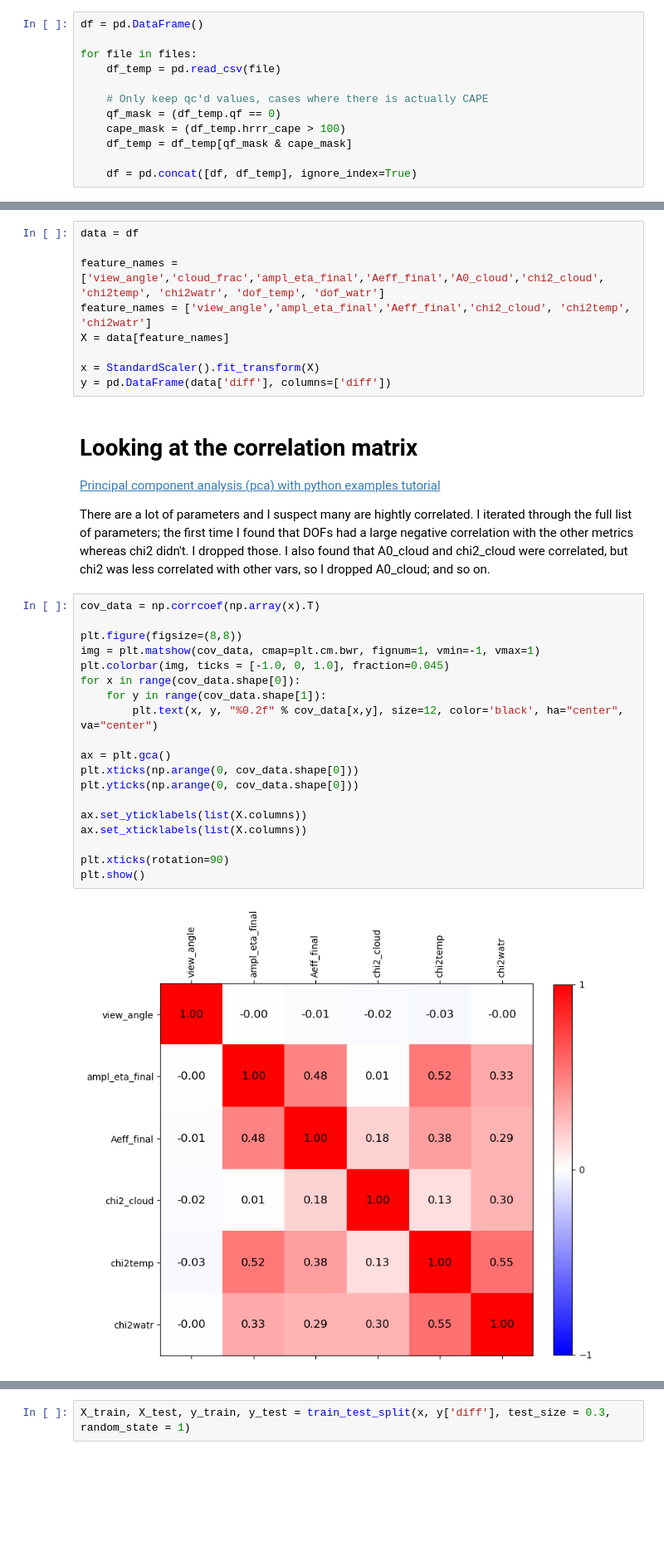
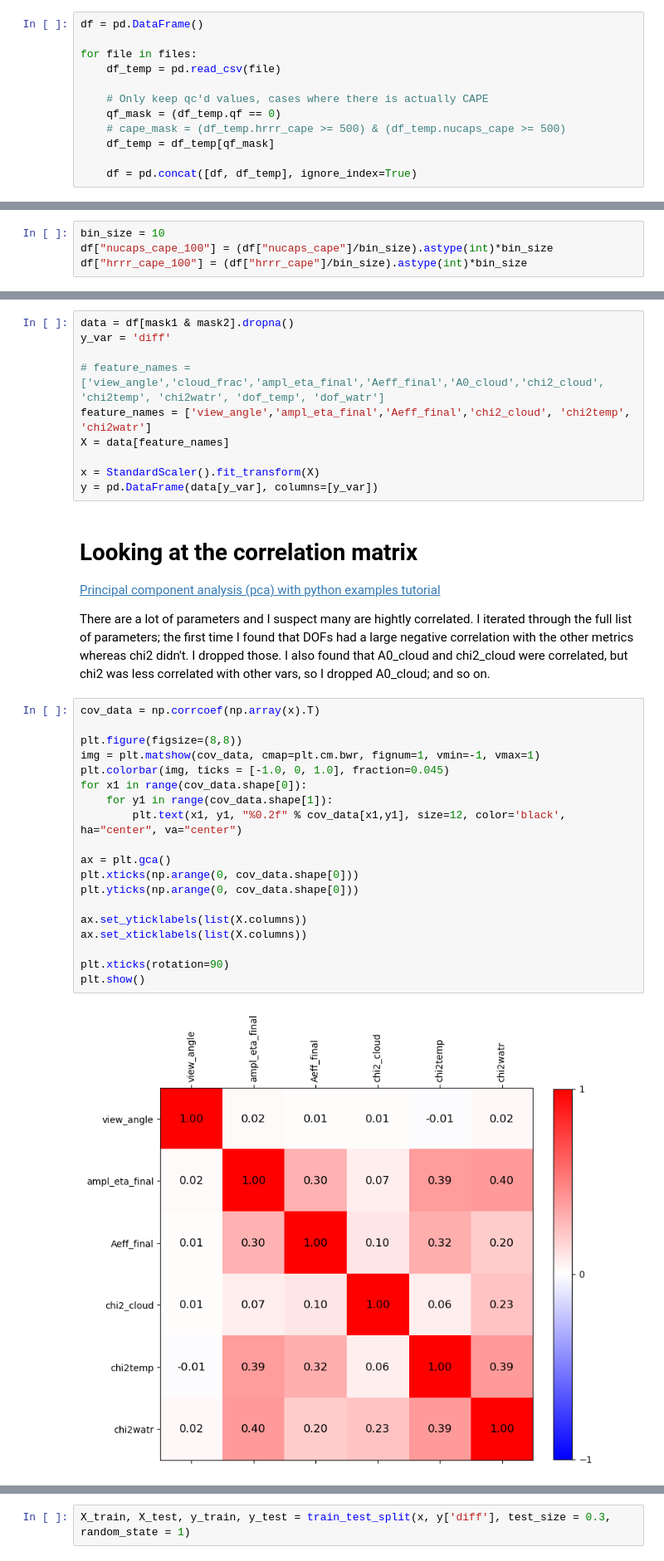
Before and after one commit to NUCAPS/global_stability_params, a Jupyter notebook: analysis.ipynb, the cells around one changed output, grey strips where cells are left out. Shown at 83% size. Saved outputs shown, nothing was run; the diff lists cells and outputs as text; blank space fills up the shorter version.

Commit message:
Fixed incorrect CAPE extraction from HRRR

```diff
--- a/analysis.ipynb
+++ b/analysis.ipynb
@@ -58,8 +58,8 @@ for file in files:
 
     # Only keep qc'd values, cases where there is actually CAPE
     qf_mask = (df_temp.qf == 0)
-    cape_mask = (df_temp.hrrr_cape > 100)
-    df_temp = df_temp[qf_mask & cape_mask]
+    # cape_mask = (df_temp.hrrr_cape >= 500) & (df_temp.nucaps_cape >= 500)
+    df_temp = df_temp[qf_mask]
 
     df = pd.concat([df, df_temp], ignore_index=True)
 # %%
@@ -87,2 +69,6 @@ memory usage: 3.0+ MB
+# %%
+bin_size = 10
+df["nucaps_cape_100"] = (df["nucaps_cape"]/bin_size).astype(int)*bin_size
+df["hrrr_cape_100"] = (df["hrrr_cape"]/bin_size).astype(int)*bin_size
 # %% [markdown]
 # Quick look at data
@@ -130,14 +223,15 @@ I saved a number of diagnostic parameters along with the CAPE values. Some of th
 
 Note that the diagnostics have been normalized, this is SOP for ML and analytics. The scales were fairly different on most of the values.
 # %%
-data = df
+data = df[mask1 & mask2].dropna()
+y_var = 'diff'
 
-feature_names = ['view_angle','cloud_frac','ampl_eta_final','Aeff_final','A0_cloud','chi2_cloud', 'chi2temp', 'chi2watr', 'dof_temp', 'dof_watr']
+# feature_names = ['view_angle','cloud_frac','ampl_eta_final','Aeff_final','A0_cloud','chi2_cloud', 'chi2temp', 'chi2watr', 'dof_temp', 'dof_watr']
 feature_names = ['view_angle','ampl_eta_final','Aeff_final','chi2_cloud', 'chi2temp', 'chi2watr']
 X = data[feature_names]
 
 x = StandardScaler().fit_transform(X)
-y = pd.DataFrame(data['diff'], columns=['diff'])
+y = pd.DataFrame(data[y_var], columns=[y_var])
 # %% [markdown]
 # Looking at the correlation matrix
 [Principal component analysis (pca) with python examples tutorial](https://pub.towardsai.net/principal-component-analysis-pca-with-python-examples-tutorial-67a917bae9aa_)
@@ -146,24 +240,24 @@ There are a lot of parameters and I suspect many are hightly correlated. I itera
 # %%
 cov_data = np.corrcoef(np.array(x).T)
 
 plt.figure(figsize=(8,8))
 img = plt.matshow(cov_data, cmap=plt.cm.bwr, fignum=1, vmin=-1, vmax=1)
 plt.colorbar(img, ticks = [-1.0, 0, 1.0], fraction=0.045)
-for x in range(cov_data.shape[0]):
-    for y in range(cov_data.shape[1]):
-        plt.text(x, y, "%0.2f" % cov_data[x,y], size=12, color='black', ha="center", va="center")
+for x1 in range(cov_data.shape[0]):
+    for y1 in range(cov_data.shape[1]):
+        plt.text(x1, y1, "%0.2f" % cov_data[x1,y1], size=12, color='black', ha="center", va="center")
 
 ax = plt.gca()
 plt.xticks(np.arange(0, cov_data.shape[0]))
 plt.yticks(np.arange(0, cov_data.shape[0]))
 
 ax.set_yticklabels(list(X.columns))
 ax.set_xticklabels(list(X.columns))
 
 plt.xticks(rotation=90)
 plt.show()
 # %% [output]
-[figure, old version]
+[figure, new version]
 # %% [markdown]
 # PCA
 References:
```
Also changed, not shown: parts of 17 cells of this notebook, 5 other files.
